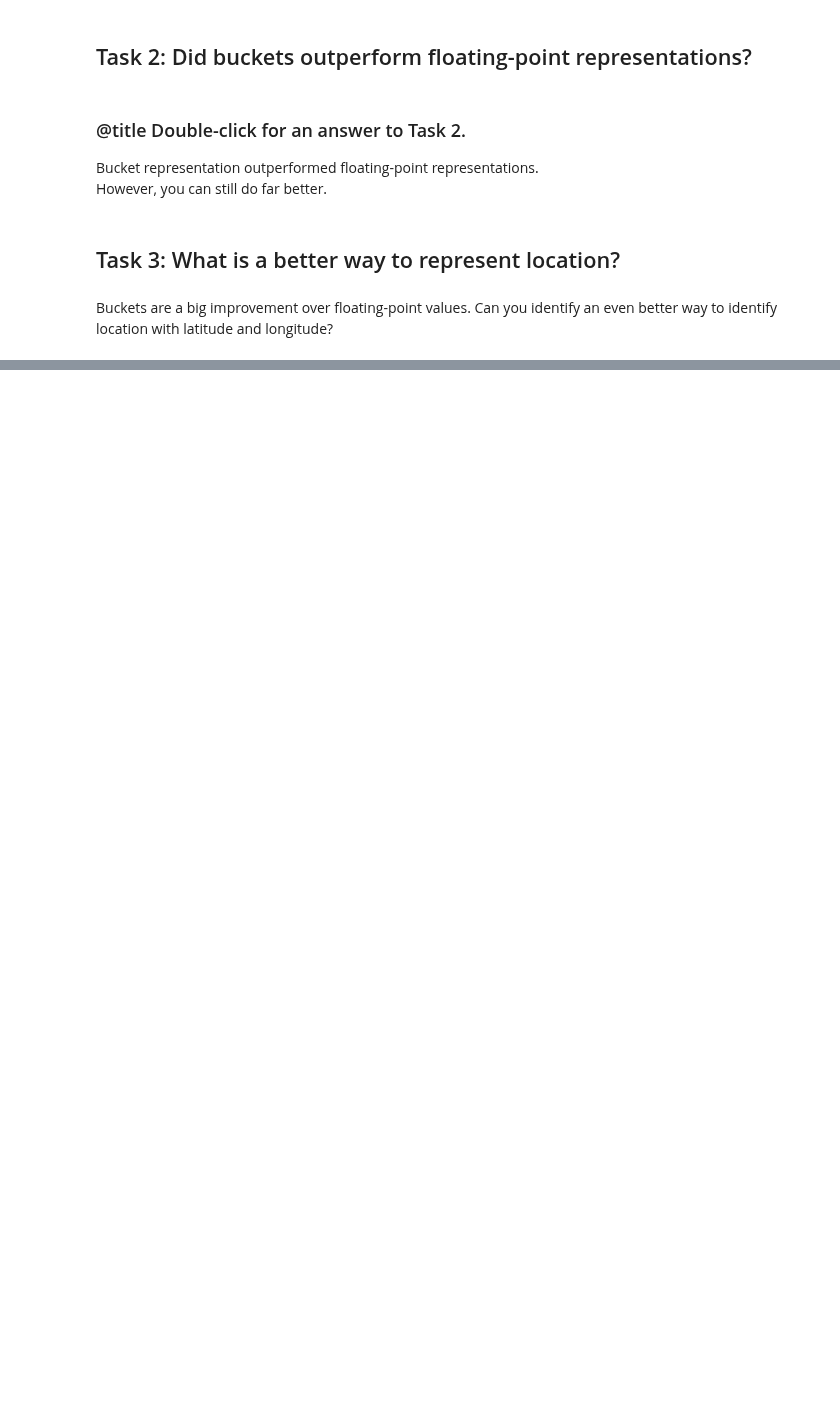
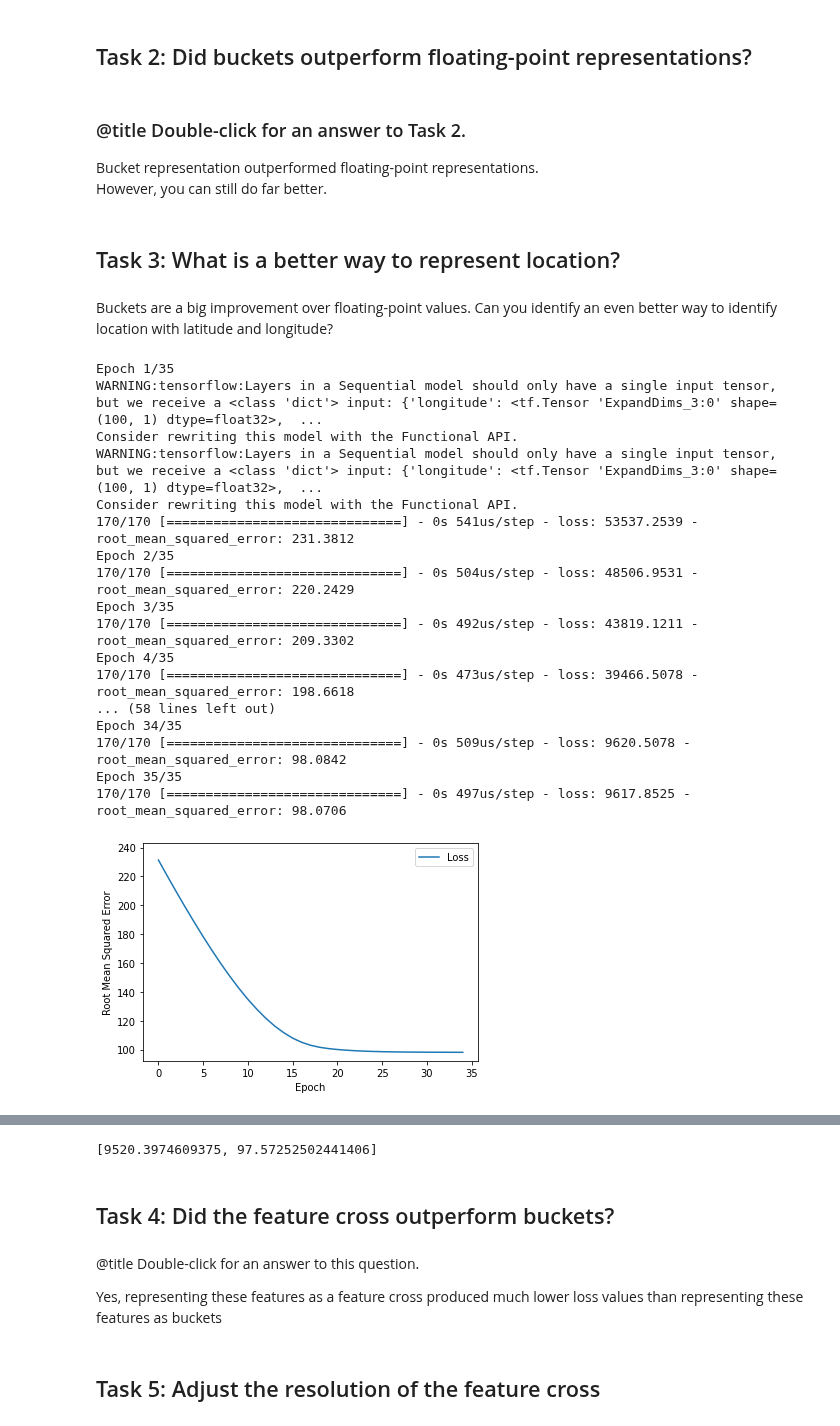
Before and after one commit to fasthill/google-ML-crash-course, a Jupyter notebook: feature_cross.ipynb, the cells around one changed output, grey strips where cells are left out. Drawn from its saved outputs; the diff is of its cells as text; code cells hidden in the pictures; blank space fills up the shorter version.

Commit message:
location .crossed_column mehod

```diff
--- a/feature_cross.ipynb
+++ b/feature_cross.ipynb
@@ -311,3 +311,60 @@ However, you can still do far better.
 ## Task 3: What is a better way to represent location?
 # %% [markdown]
 Buckets are a big improvement over floating-point values. Can you identify an even better way to identify location with latitude and longitude?
+# %%
+resolution_in_degrees = 1.0
+
+# Create a new empty list that will eventually hold the generated feature column
+feature_columns = []
+
+# Create a bucket feature column for latitude
+latitude_as_a_numeric_column = tf.feature_column.numeric_column('latitude')
+latitude_boundaries = list(np.arange(int(min(train_df['latitude'])), int(max(train_df['latitude'])), resolution_in_degrees))
+latitude = tf.feature_column.bucketized_column(latitude_as_a_numeric_column, latitude_boundaries)
+
+# Create a bucket feature column for longitude
+longitude_as_a_numeric_column = tf.feature_column.numeric_column('longitude')
+longitude_boundaries = list(np.arange(int(min(train_df['longitude'])), int(max(train_df['longitude'])), resolution_in_degrees))
+longitude = tf.feature_column.bucketized_column(longitude_as_a_numeric_column, longitude_boundaries )
+
+# Create a feature cross of latitude and longitude
+latitude_x_longitude = tf.feature_column.crossed_column([latitude, longitude], hash_bucket_size=100)
+crossed_feature = tf.feature_column.indicator_column(latitude_x_longitude)
+feature_columns.append(crossed_feature)
+
+# Convert the list of feature columns into a layer that will later be fed into the model.
+feature_cross_feature_layer = layers.DenseFeatures(feature_columns)
+# %%
+# The following variables are the hyperparameters.
+learning_rate = 0.04
+epochs = 35
+
+# Build the model, this time passing in the feature_cross_feature_layer:
+my_model = create_model(learning_rate, feature_cross_feature_layer)
+
+# Train the model on the training set.
+epochs, rmse = train_model(my_model, train_df, epochs, batch_size, label_name)
+
+plot_the_loss_curve(epochs, rmse)
+
+print("\n: Evaluate the new model against the test set:")
+my_model.evaluate(x=test_features, y=test_label, batch_size=batch_size)
+# %% [output]
+Epoch 1/35
+WARNING:tensorflow:Layers in a Sequential model should only have a single input tensor, but we receive a <class 'dict'> input: {'longitude': <tf.Tensor 'ExpandDims_3:0' shape=(100, 1) dtype=float32>,  ...
+Consider rewriting this model with the Functional API.
+WARNING:tensorflow:Layers in a Sequential model should only have a single input tensor, but we receive a <class 'dict'> input: {'longitude': <tf.Tensor 'ExpandDims_3:0' shape=(100, 1) dtype=float32>,  ...
+Consider rewriting this model with the Functional API.
+170/170 [==============================] - 0s 541us/step - loss: 53537.2539 - root_mean_squared_error: 231.3812
+Epoch 2/35
+170/170 [==============================] - 0s 504us/step - loss: 48506.9531 - root_mean_squared_error: 220.2429
+Epoch 3/35
+170/170 [==============================] - 0s 492us/step - loss: 43819.1211 - root_mean_squared_error: 209.3302
+Epoch 4/35
+170/170 [==============================] - 0s 473us/step - loss: 39466.5078 - root_mean_squared_error: 198.6618
+... (58 lines left out)
+Epoch 34/35
+170/170 [==============================] - 0s 509us/step - loss: 9620.5078 - root_mean_squared_error: 98.0842
+Epoch 35/35
+170/170 [==============================] - 0s 497us/step - loss: 9617.8525 - root_mean_squared_error: 98.0706
+[figure, added]
@@ -313,0 +375,9 @@ Buckets are a big improvement over floating-point values. Can you identify an ev
+[9520.3974609375, 97.57252502441406]
+# %% [markdown]
+## Task 4: Did the feature cross outperform buckets?
+# %% [markdown]
+@title Double-click for an answer to this question.
+
+Yes, representing these features as a feature cross produced much lower loss values than representing these features as buckets
+# %% [markdown]
+## Task 5: Adjust the resolution of the feature cross
```
Also changed, not shown: parts of 7 cells of this notebook.
